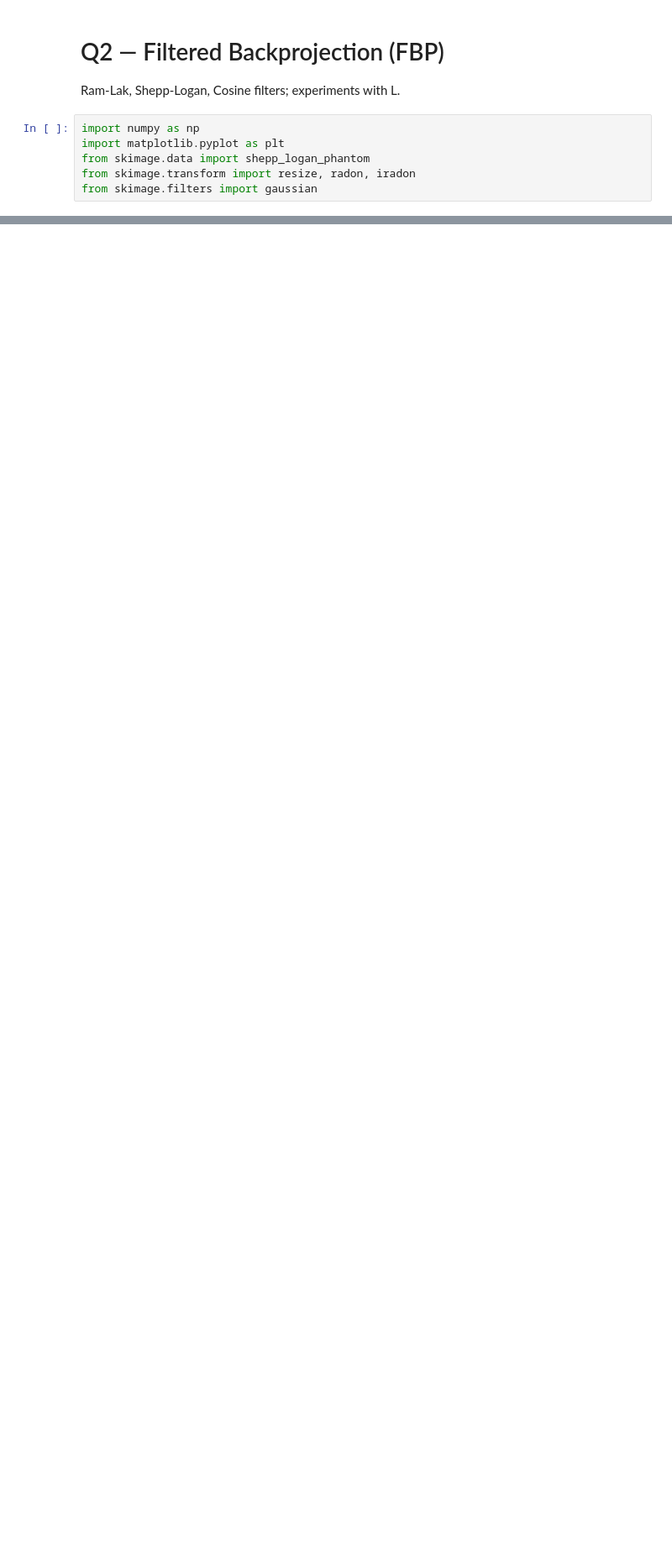
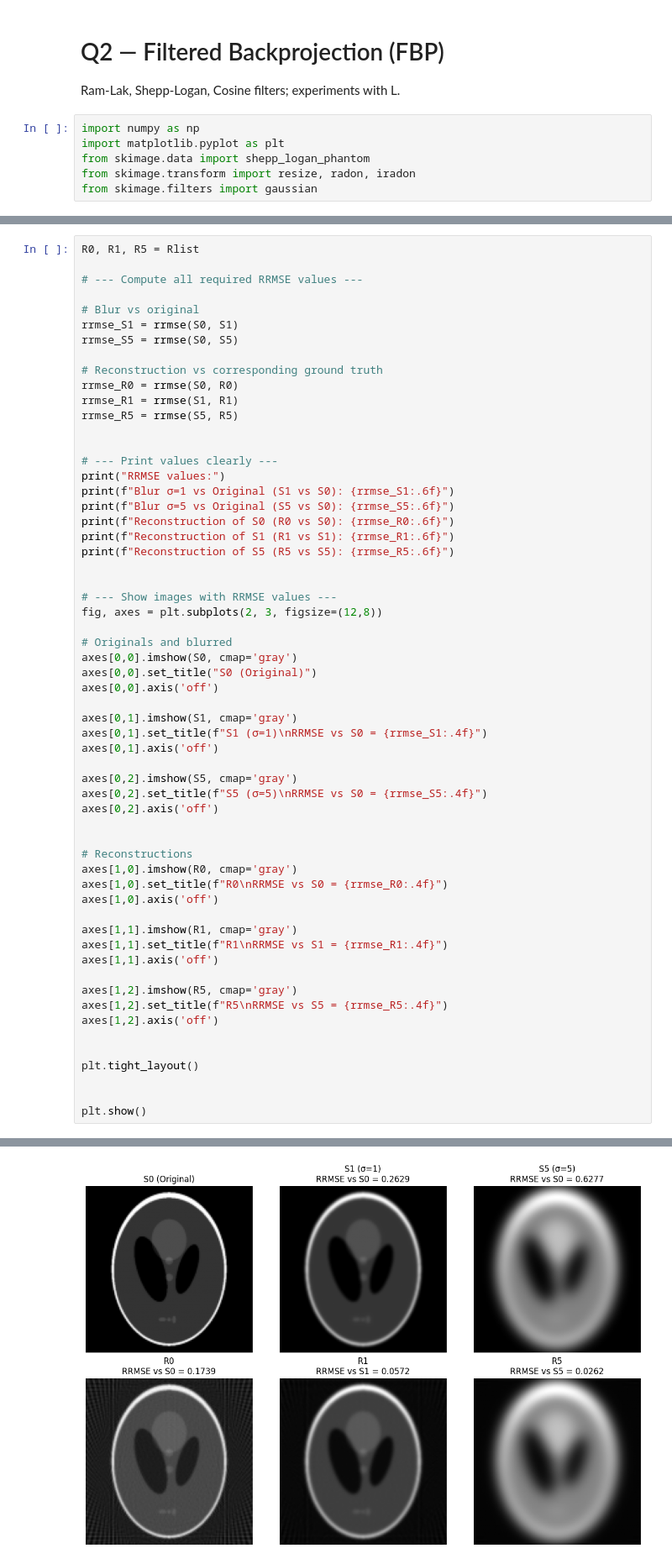
Before and after one commit to shivamchaubey100/Image_Reconstruction_mic, a Jupyter notebook: Q2_FBP.ipynb, the cells around one changed output, grey strips where cells are left out. Shown at 84% size. Saved outputs shown, nothing was run; the diff lists cells and outputs as text; blank space fills up the shorter version.

```diff
--- a/Q2_FBP.ipynb
+++ b/Q2_FBP.ipynb
@@ -97,0 +122,60 @@ Text(0, 0.5, 'RRMSE')
+# %%
+R0, R1, R5 = Rlist
+
+# --- Compute all required RRMSE values ---
+
+# Blur vs original
+rrmse_S1 = rrmse(S0, S1)
+rrmse_S5 = rrmse(S0, S5)
+
+# Reconstruction vs corresponding ground truth
+rrmse_R0 = rrmse(S0, R0)
+rrmse_R1 = rrmse(S1, R1)
+rrmse_R5 = rrmse(S5, R5)
+
+
+# --- Print values clearly ---
+print("RRMSE values:")
+print(f"Blur σ=1 vs Original (S1 vs S0): {rrmse_S1:.6f}")
+print(f"Blur σ=5 vs Original (S5 vs S0): {rrmse_S5:.6f}")
+print(f"Reconstruction of S0 (R0 vs S0): {rrmse_R0:.6f}")
+print(f"Reconstruction of S1 (R1 vs S1): {rrmse_R1:.6f}")
+print(f"Reconstruction of S5 (R5 vs S5): {rrmse_R5:.6f}")
+
+
+# --- Show images with RRMSE values ---
+fig, axes = plt.subplots(2, 3, figsize=(12,8))
+
+# Originals and blurred
+axes[0,0].imshow(S0, cmap='gray')
+axes[0,0].set_title("S0 (Original)")
+axes[0,0].axis('off')
+
+axes[0,1].imshow(S1, cmap='gray')
+axes[0,1].set_title(f"S1 (σ=1)\nRRMSE vs S0 = {rrmse_S1:.4f}")
+axes[0,1].axis('off')
+
+axes[0,2].imshow(S5, cmap='gray')
+axes[0,2].set_title(f"S5 (σ=5)\nRRMSE vs S0 = {rrmse_S5:.4f}")
+axes[0,2].axis('off')
+
+
+# Reconstructions
+axes[1,0].imshow(R0, cmap='gray')
+axes[1,0].set_title(f"R0\nRRMSE vs S0 = {rrmse_R0:.4f}")
+axes[1,0].axis('off')
+
+axes[1,1].imshow(R1, cmap='gray')
+axes[1,1].set_title(f"R1\nRRMSE vs S1 = {rrmse_R1:.4f}")
+axes[1,1].axis('off')
+
+axes[1,2].imshow(R5, cmap='gray')
+axes[1,2].set_title(f"R5\nRRMSE vs S5 = {rrmse_R5:.4f}")
+axes[1,2].axis('off')
+
+
+plt.tight_layout()
+
+
+plt.show()
+# %% [output]
@@ -97,0 +188 @@ Text(0, 0.5, 'RRMSE')
+[figure, added]
```
Also changed, not shown: parts of 7 cells of this notebook, 4 other files.
